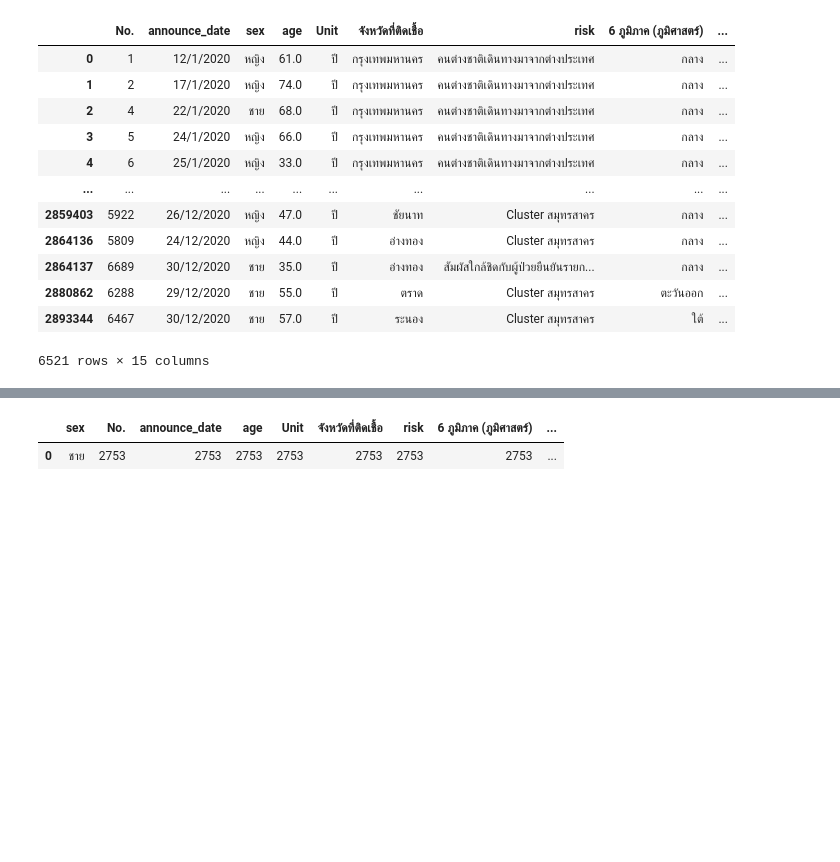
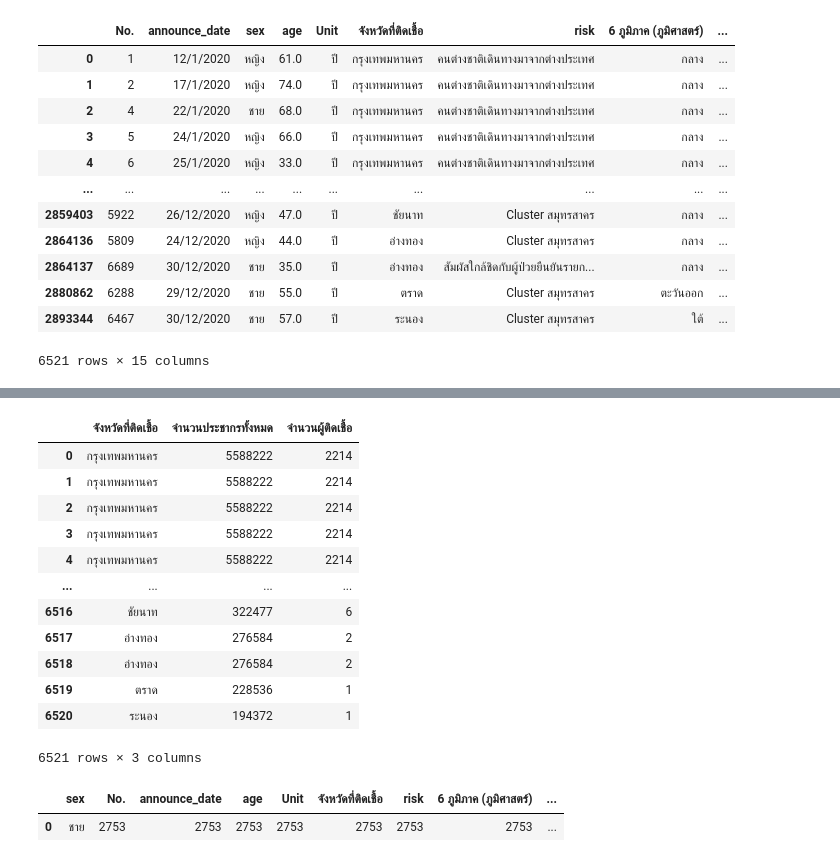
Before and after one commit to chayakonchanlun/data_viz_2022, a Jupyter notebook: Project_Final.ipynb, the cells around one changed output, grey strips where cells are left out. Drawn from its saved outputs; the diff is of its cells as text; code cells hidden in the pictures; blank space fills up the shorter version.

```diff
--- a/Project_Final.ipynb
+++ b/Project_Final.ipynb
@@ -393,3 +416,21 @@ Final
+# %%
+data_Town = pd.merge(Town_merge,Town,on='จังหวัดที่ติดเชื้อ').iloc[:,:3]
+data_Town =data_Town.rename(columns = {'จำนวนประชากรทั้งหมด_x':'จำนวนประชากรทั้งหมด','No.':'จำนวนผู้ติดเชื้อ'})
+data_Town
+# %% [output]
+|  | จังหวัดที่ติดเชื้อ | จำนวนประชากรทั้งหมด | จำนวนผู้ติดเชื้อ |
+| 0 | กรุงเทพมหานคร | 5588222 | 2214 |
+| 1 | กรุงเทพมหานคร | 5588222 | 2214 |
+| 2 | กรุงเทพมหานคร | 5588222 | 2214 |
+| 3 | กรุงเทพมหานคร | 5588222 | 2214 |
+| 4 | กรุงเทพมหานคร | 5588222 | 2214 |
+| ... | ... | ... | ... |
+| 6516 | ชัยนาท | 322477 | 6 |
+| 6517 | อ่างทอง | 276584 | 2 |
+| 6518 | อ่างทอง | 276584 | 2 |
+| 6519 | ตราด | 228536 | 1 |
+| 6520 | ระนอง | 194372 | 1 |
+6521 rows × 3 columns
 # %%
 Final_male=Final[Final['sex']=='ชาย']
 # %%
```
Also changed, not shown: parts of 7 cells of this notebook.
